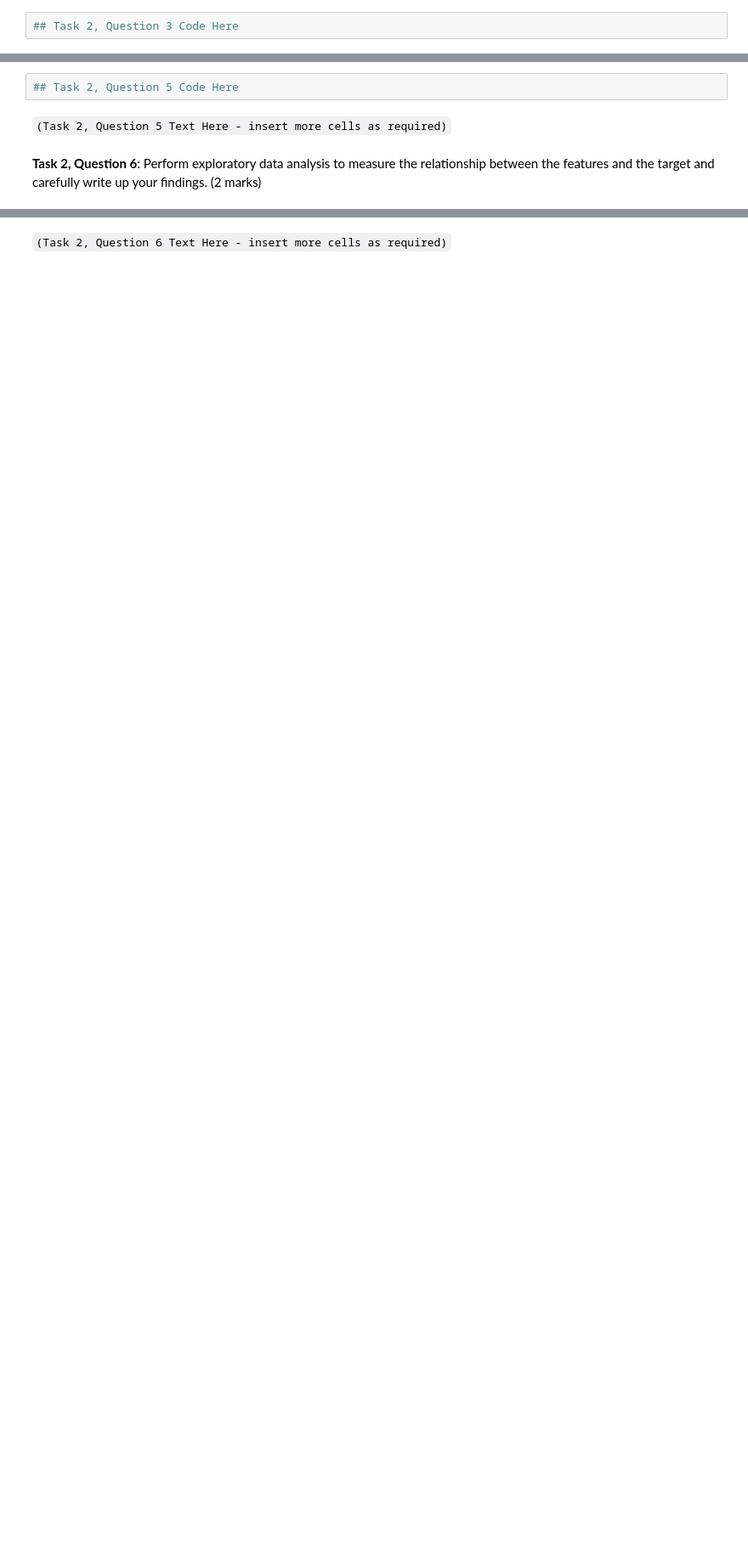
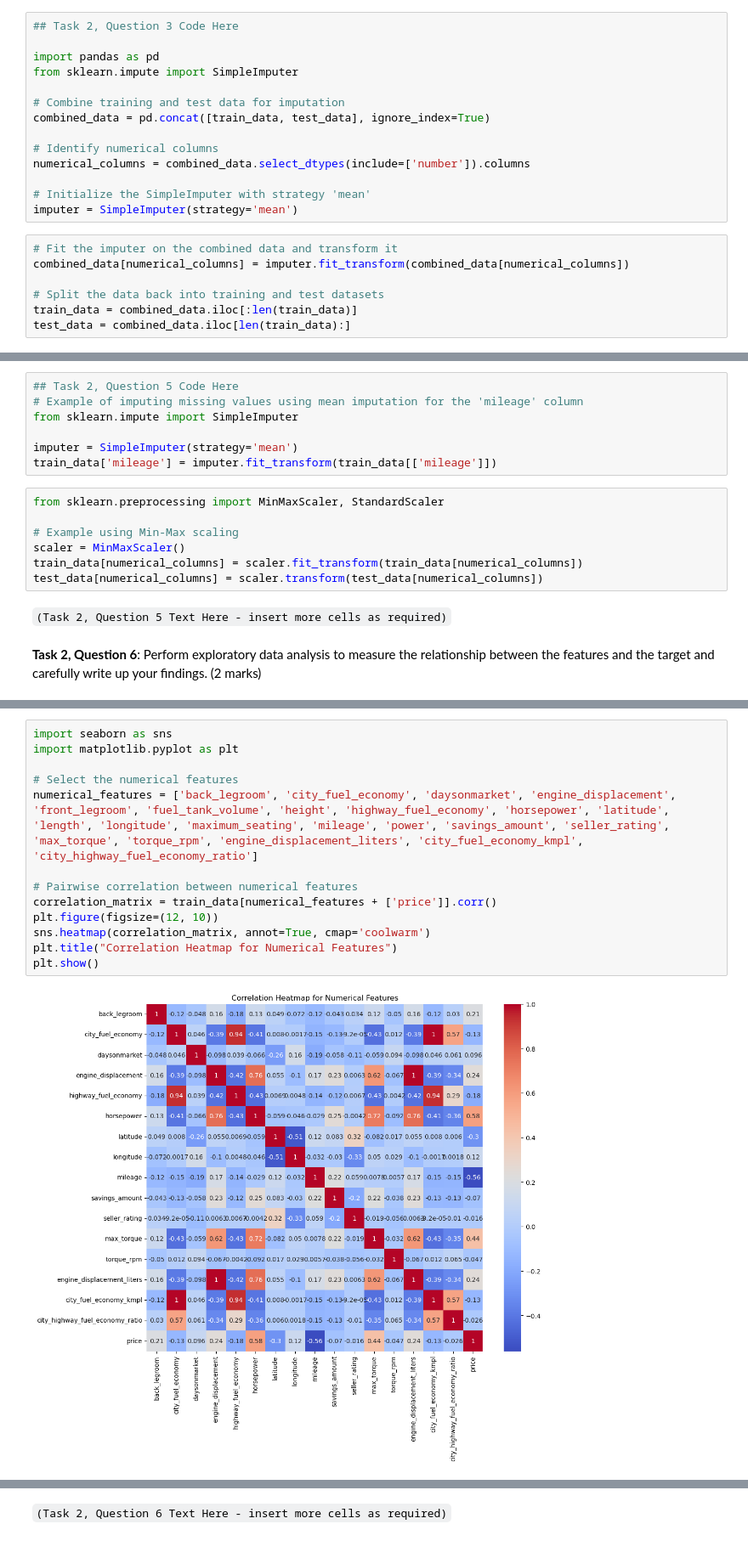
Before and after one commit to macRuslan/BUSA8001GroupProject, a Jupyter notebook: Group_Assignment_BUSA8001_PredictivePatrol.ipynb, the cells around one changed output, grey strips where cells are left out. Shown: that part at 85% size. Cells and saved outputs as stored; diff of their text form; blank space fills up the shorter version.

```diff
--- a/Group_Assignment_BUSA8001_PredictivePatrol.ipynb
+++ b/Group_Assignment_BUSA8001_PredictivePatrol.ipynb
@@ -139,3 +243,22 @@ Total Marks: 12
 (3 marks)
 # %%
 ## Task 2, Question 3 Code Here
+
+import pandas as pd
+from sklearn.impute import SimpleImputer
+
+# Combine training and test data for imputation
+combined_data = pd.concat([train_data, test_data], ignore_index=True)
+
+# Identify numerical columns
+numerical_columns = combined_data.select_dtypes(include=['number']).columns
+
+# Initialize the SimpleImputer with strategy 'mean'
+imputer = SimpleImputer(strategy='mean')
+# %%
+# Fit the imputer on the combined data and transform it
+combined_data[numerical_columns] = imputer.fit_transform(combined_data[numerical_columns])
+
+# Split the data back into training and test datasets
+train_data = combined_data.iloc[:len(train_data)]
+test_data = combined_data.iloc[len(train_data):]
@@ -156,6 +340,18 @@ Total Marks: 12
 (1 marks)
 # %%
 ## Task 2, Question 5 Code Here
+# Example of imputing missing values using mean imputation for the 'mileage' column
+from sklearn.impute import SimpleImputer
+
+imputer = SimpleImputer(strategy='mean')
+train_data['mileage'] = imputer.fit_transform(train_data[['mileage']])
+# %%
+from sklearn.preprocessing import MinMaxScaler, StandardScaler
+
+# Example using Min-Max scaling
+scaler = MinMaxScaler()
+train_data[numerical_columns] = scaler.fit_transform(train_data[numerical_columns])
+test_data[numerical_columns] = scaler.transform(test_data[numerical_columns])
 # %% [markdown]
 `(Task 2, Question 5 Text Here - insert more cells as required)`
 # %% [markdown]
@@ -165,0 +376,15 @@ Total Marks: 12
+# %%
+import seaborn as sns
+import matplotlib.pyplot as plt
+
+# Select the numerical features
+numerical_features = ['back_legroom', 'city_fuel_economy', 'daysonmarket', 'engine_displacement', 'front_legroom', 'fuel_tank_volume', 'height', 'highway_fuel_economy', 'horsepower', 'latitude', 'length', 'longitude', 'maximum_seating', 'mileage', 'power', 'savings_amount', 'seller_rating', 'max_torque', 'torque_rpm', 'engine_displacement_liters', 'city_fuel_economy_kmpl', 'city_highway_fuel_economy_ratio']
+
+# Pairwise correlation between numerical features
+correlation_matrix = train_data[numerical_features + ['price']].corr()
+plt.figure(figsize=(12, 10))
+sns.heatmap(correlation_matrix, annot=True, cmap='coolwarm')
+plt.title("Correlation Heatmap for Numerical Features")
+plt.show()
+# %% [output]
+[figure, added]
```
Also changed, not shown: parts of 22 cells of this notebook, 1 other file.
